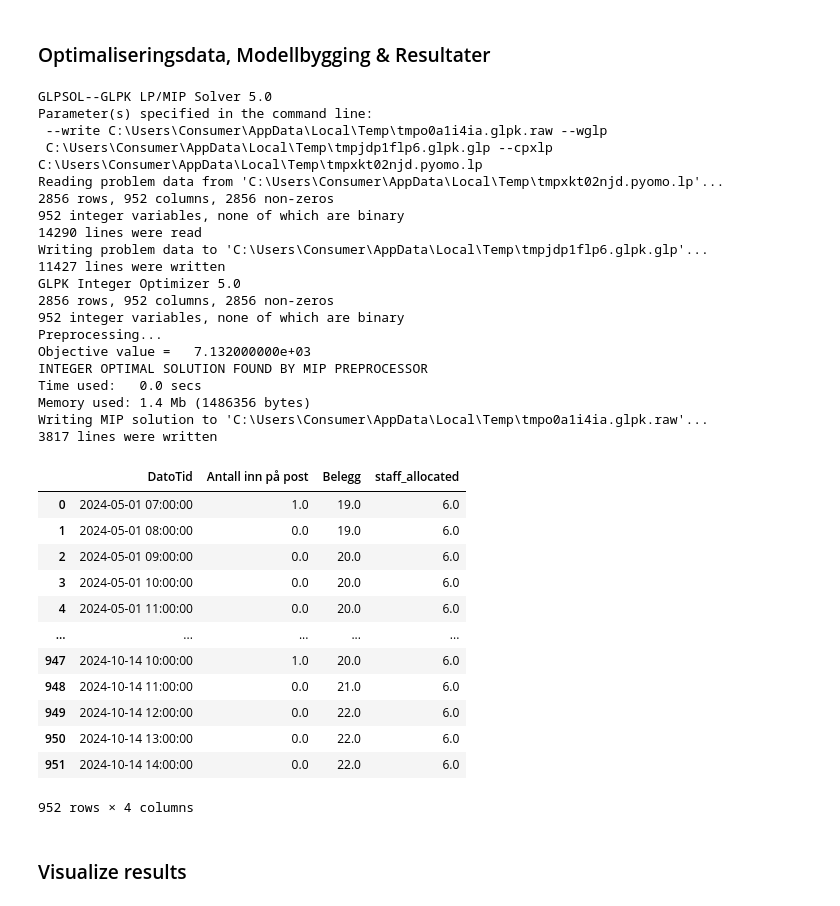
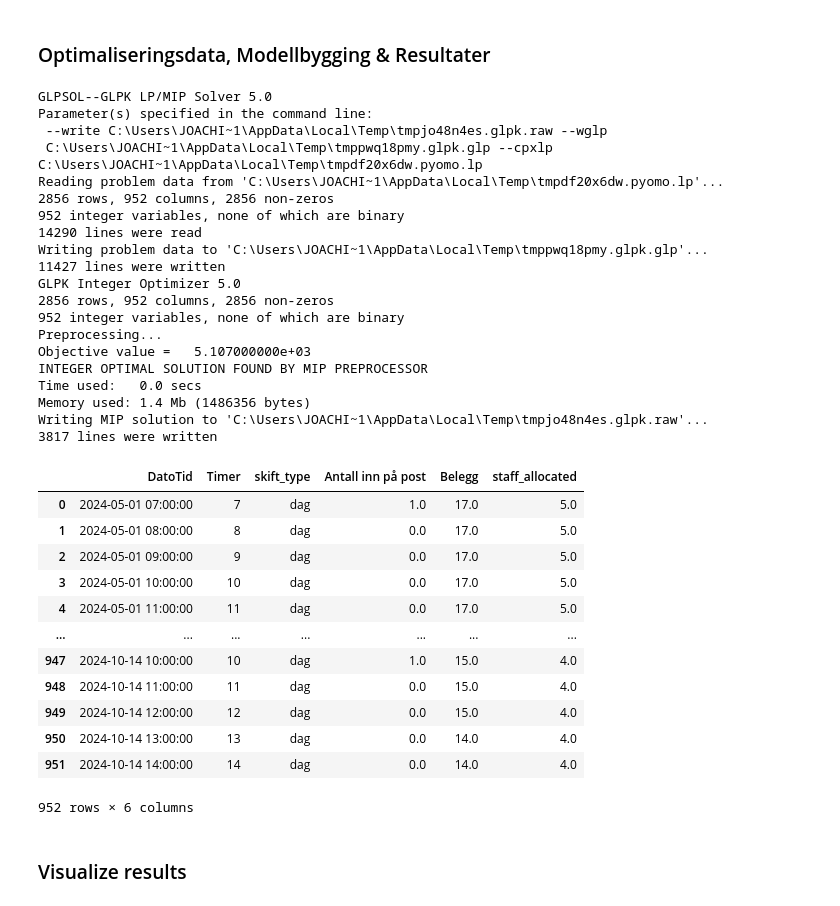
Before and after one commit to JoachimSvensson/HealthSector, a Jupyter notebook: fin_hf_full.ipynb, the cells around one changed output. Saved outputs shown, nothing was run; the diff lists cells and outputs as text; code cells hidden in the pictures.

```diff
--- a/fin_hf_full.ipynb
+++ b/fin_hf_full.ipynb
@@ -11,3 +21,9 @@ from optimization.optimization import *
 ## Henter nødvendige dataset
 # %% [markdown]
 ### Timesbasert data historisk
+# %%
+dfs_dict = read_folder_to_dfs("./data/timesdata")
+fin_data_hourly = create_hourly_obt(dfs_dict)
+# fin_data_hourly["Belegg"] = fin_data_hourly.apply(calculate_patients, axis=1)
+fin_data_hourly["skift_type"] = fin_data_hourly.apply(add_shift_type, axis=1)
+fin_data_hourly.head(10)
@@ -14,12 +42,12 @@ from optimization.optimization import *
 # %%
-fin_hf_med_path = "./data/med_pasientstrøm_time_2024.xlsx"
-fin_hf_kir_path = "./data/kir_pasientstrøm_time_2024.xlsx"
+# fin_hf_med_path = "./data/med_pasientstrøm_time_2024.xlsx"
+# fin_hf_kir_path = "./data/kir_pasientstrøm_time_2024.xlsx"
 
-fin_data_hourly = create_hourly_dataframe(fin_hf_med_path, fin_hf_kir_path)
+# fin_data_hourly = create_hourly_dataframe(fin_hf_med_path, fin_hf_kir_path)
 
 
 
-fin_data_hourly["Belegg"] = fin_data_hourly.apply(calculate_patients, axis=1)
-fin_data_hourly["skift_type"] = fin_data_hourly.apply(add_shift_type, axis=1)
+# fin_data_hourly["Belegg"] = fin_data_hourly.apply(calculate_patients, axis=1)
+# fin_data_hourly["skift_type"] = fin_data_hourly.apply(add_shift_type, axis=1)
 
-fin_data_hourly.head(10)
+# fin_data_hourly.head(10)
@@ -40,6 +56,9 @@ fin_data_hourly.head(10)
 # %%
 fin_data_hourly_med = fin_data_hourly[fin_data_hourly["post"]=="medisinsk"]
 fin_data_hourly_kir = fin_data_hourly[fin_data_hourly["post"]=="kirurgisk"]
+
+fin_data_hourly_med["Belegg"] = fin_data_hourly_med.apply(calculate_patients, axis=1)
+fin_data_hourly_kir["Belegg"] = fin_data_hourly_kir.apply(calculate_patients, axis=1)
 
 next_year_med = create_forecast_hourly(fin_data_hourly_med, "medisinsk")
 next_year_kir = create_forecast_hourly(fin_data_hourly_kir, "kirurgisk")
@@ -51,7 +70,7 @@ next_year["skift_type"] = next_year.apply(add_shift_type, axis=1)
 fin_data_hourly["Prediksjoner pasientstrøm"] = np.nan
 fin_data_hourly["Prediksjoner belegg"] = np.nan
 
-fin_data_hourly = pd.concat([fin_data_hourly, next_year], axis=0).sort_values("DatoTid").reset_index()
+fin_data_hourly = pd.concat([fin_data_hourly_med, fin_data_hourly_kir, next_year], axis=0).sort_values("DatoTid").reset_index()
 fin_data_hourly.drop(["index"], axis=1, inplace=True)
 fin_data_hourly
 # %% [output]
@@ -139,59 +175,59 @@ curr_sit = 8
 ### Optimaliseringsdata, Modellbygging & Resultater
 # %%
 data_opt = opt_dataset(dataset=data, post=post, year=year, shift_type=shift_type, month=month, weekend=weekend, predictions=predictions)
-data_opt.head(10)
+data_opt = data_opt.apply(nightshift_weight, axis=1)
 
 # Parameters for specific model
 df_index = data_opt.DatoTid
-demand = data_opt["Antall inn på post"] + round(data_opt["Belegg"])
+demand = round(data_opt["Belegg"])
 MaxStaff = 15
 PPS = 3
-availability = 100
+availability = 40
 ServiceLevel = 0.8
-night = False
 
 ## Scenarioer: 1) Helligdager og offentlige eventer, 2) Høytider, 3) Ulykke, 4) Krig
 # Her må det legges til endring i pasientstrøm og belegg pr. dag i functionene direkte, pluss endring i MaxStaff, PPS, availability og service_level
 # for å simulere de ulike scenarioene
 
-model = labor_scheduling(df_index, demand, MaxStaff, PPS, availability, ServiceLevel, night)
+model = labor_scheduling(df_index, demand, MaxStaff, PPS, availability, ServiceLevel)
 result, status, obj, staff_allocated = optimize_staffing(model)
 data_opt["staff_allocated"] = staff_allocated
+data_opt = data_opt.apply(adjust_staff, axis=1)
 display(data_opt)
 # %% [output]
 GLPSOL--GLPK LP/MIP Solver 5.0
 Parameter(s) specified in the command line:
- --write C:\Users\Consumer\AppData\Local\Temp\tmpo0a1i4ia.glpk.raw --wglp
- C:\Users\Consumer\AppData\Local\Temp\tmpjdp1flp6.glpk.glp --cpxlp C:\Users\Consumer\AppData\Local\Temp\tmpxkt02njd.pyomo.lp
-Reading problem data from 'C:\Users\Consumer\AppData\Local\Temp\tmpxkt02njd.pyomo.lp'...
+ --write C:\Users\JOACHI~1\AppData\Local\Temp\tmpjo48n4es.glpk.raw --wglp
+ C:\Users\JOACHI~1\AppData\Local\Temp\tmppwq18pmy.glpk.glp --cpxlp C:\Users\JOACHI~1\AppData\Local\Temp\tmpdf20x6dw.pyomo.lp
+Reading problem data from 'C:\Users\JOACHI~1\AppData\Local\Temp\tmpdf20x6dw.pyomo.lp'...
 2856 rows, 952 columns, 2856 non-zeros
 952 integer variables, none of which are binary
 14290 lines were read
-Writing problem data to 'C:\Users\Consumer\AppData\Local\Temp\tmpjdp1flp6.glpk.glp'...
+Writing problem data to 'C:\Users\JOACHI~1\AppData\Local\Temp\tmppwq18pmy.glpk.glp'...
 11427 lines were written
 GLPK Integer Optimizer 5.0
 2856 rows, 952 columns, 2856 non-zeros
 952 integer variables, none of which are binary
 Preprocessing...
-Objective value =   7.132000000e+03
+Objective value =   5.107000000e+03
 INTEGER OPTIMAL SOLUTION FOUND BY MIP PREPROCESSOR
 Time used:   0.0 secs
 Memory used: 1.4 Mb (1486356 bytes)
-Writing MIP solution to 'C:\Users\Consumer\AppData\Local\Temp\tmpo0a1i4ia.glpk.raw'...
+Writing MIP solution to 'C:\Users\JOACHI~1\AppData\Local\Temp\tmpjo48n4es.glpk.raw'...
 3817 lines were written
-|  | DatoTid | Antall inn på post | Belegg | staff_allocated |
-| 0 | 2024-05-01 07:00:00 | 1.0 | 19.0 | 6.0 |
-| 1 | 2024-05-01 08:00:00 | 0.0 | 19.0 | 6.0 |
-| 2 | 2024-05-01 09:00:00 | 0.0 | 20.0 | 6.0 |
-| 3 | 2024-05-01 10:00:00 | 0.0 | 20.0 | 6.0 |
-| 4 | 2024-05-01 11:00:00 | 0.0 | 20.0 | 6.0 |
-| ... | ... | ... | ... | ... |
-| 947 | 2024-10-14 10:00:00 | 1.0 | 20.0 | 6.0 |
-| 948 | 2024-10-14 11:00:00 | 0.0 | 21.0 | 6.0 |
-| 949 | 2024-10-14 12:00:00 | 0.0 | 22.0 | 6.0 |
-| 950 | 2024-10-14 13:00:00 | 0.0 | 22.0 | 6.0 |
-| 951 | 2024-10-14 14:00:00 | 0.0 | 22.0 | 6.0 |
+|  | DatoTid | Timer | skift_type | Antall inn på post | Belegg | staff_allocated |
+| 0 | 2024-05-01 07:00:00 | 7 | dag | 1.0 | 17.0 | 5.0 |
+| 1 | 2024-05-01 08:00:00 | 8 | dag | 0.0 | 17.0 | 5.0 |
+| 2 | 2024-05-01 09:00:00 | 9 | dag | 0.0 | 17.0 | 5.0 |
+| 3 | 2024-05-01 10:00:00 | 10 | dag | 0.0 | 17.0 | 5.0 |
+| 4 | 2024-05-01 11:00:00 | 11 | dag | 0.0 | 17.0 | 5.0 |
+| ... | ... | ... | ... | ... | ... | ... |
+| 947 | 2024-10-14 10:00:00 | 10 | dag | 1.0 | 15.0 | 4.0 |
+| 948 | 2024-10-14 11:00:00 | 11 | dag | 0.0 | 15.0 | 4.0 |
+| 949 | 2024-10-14 12:00:00 | 12 | dag | 0.0 | 15.0 | 4.0 |
+| 950 | 2024-10-14 13:00:00 | 13 | dag | 0.0 | 14.0 | 4.0 |
+| 951 | 2024-10-14 14:00:00 | 14 | dag | 0.0 | 14.0 | 4.0 |
-952 rows × 4 columns
+952 rows × 6 columns
 # %% [markdown]
 ### Visualize results
 # %%
```
Also changed, not shown: parts of 23 cells of this notebook, 19 other files.
